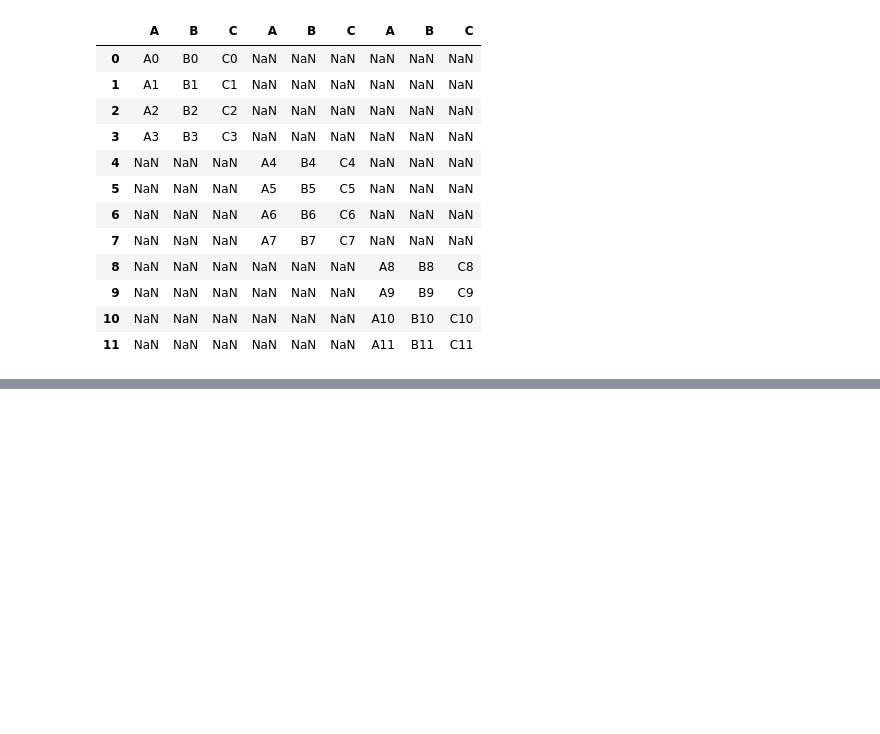
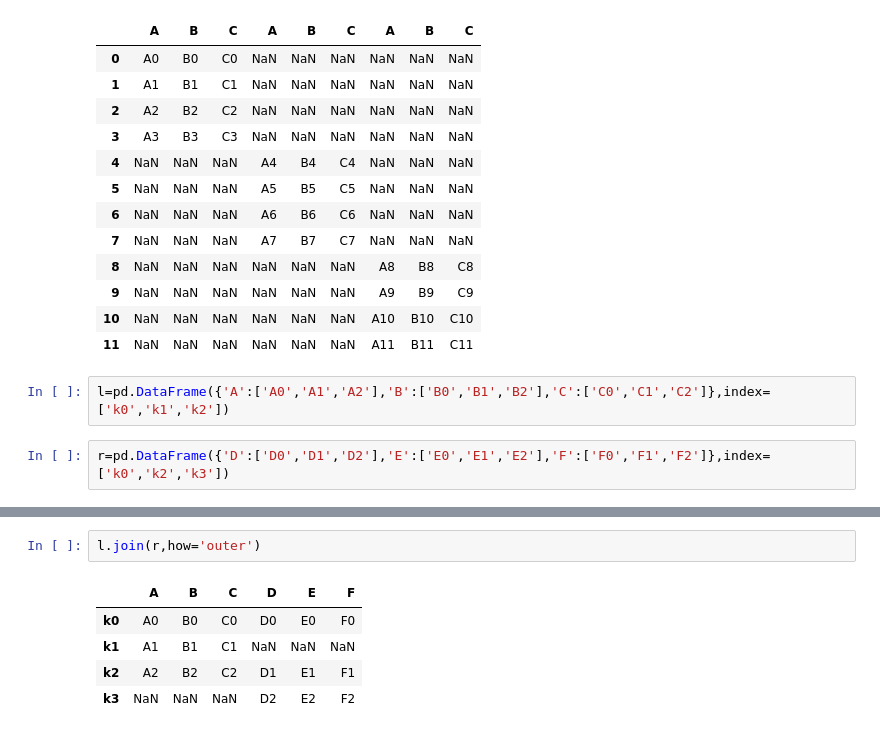
Before and after one commit to nikki1609/Machine-learning-practice, a Jupyter notebook: pandas.ipynb, the cells around one changed output, grey strips where cells are left out. Cells and saved outputs as stored; diff of their text form; blank space fills up the shorter version.

```diff
--- a/pandas.ipynb
+++ b/pandas.ipynb
@@ -445,3 +445,7 @@ pd.concat([df1,df2,df3],axis=1)
 | 9 | NaN | NaN | NaN | NaN | NaN | NaN | A9 | B9 | C9 |
 | 10 | NaN | NaN | NaN | NaN | NaN | NaN | A10 | B10 | C10 |
 | 11 | NaN | NaN | NaN | NaN | NaN | NaN | A11 | B11 | C11 |
+# %%
+l=pd.DataFrame({'A':['A0','A1','A2'],'B':['B0','B1','B2'],'C':['C0','C1','C2']},index=['k0','k1','k2'])
+# %%
+r=pd.DataFrame({'D':['D0','D1','D2'],'E':['E0','E1','E2'],'F':['F0','F1','F2']},index=['k0','k2','k3'])
@@ -447,0 +466,8 @@ pd.concat([df1,df2,df3],axis=1)
+# %%
+l.join(r,how='outer')
+# %% [output]
+|  | A | B | C | D | E | F |
+| k0 | A0 | B0 | C0 | D0 | E0 | F0 |
+| k1 | A1 | B1 | C1 | NaN | NaN | NaN |
+| k2 | A2 | B2 | C2 | D1 | E1 | F1 |
+| k3 | NaN | NaN | NaN | D2 | E2 | F2 |
```
Also changed, not shown: parts of 17 cells of this notebook.
